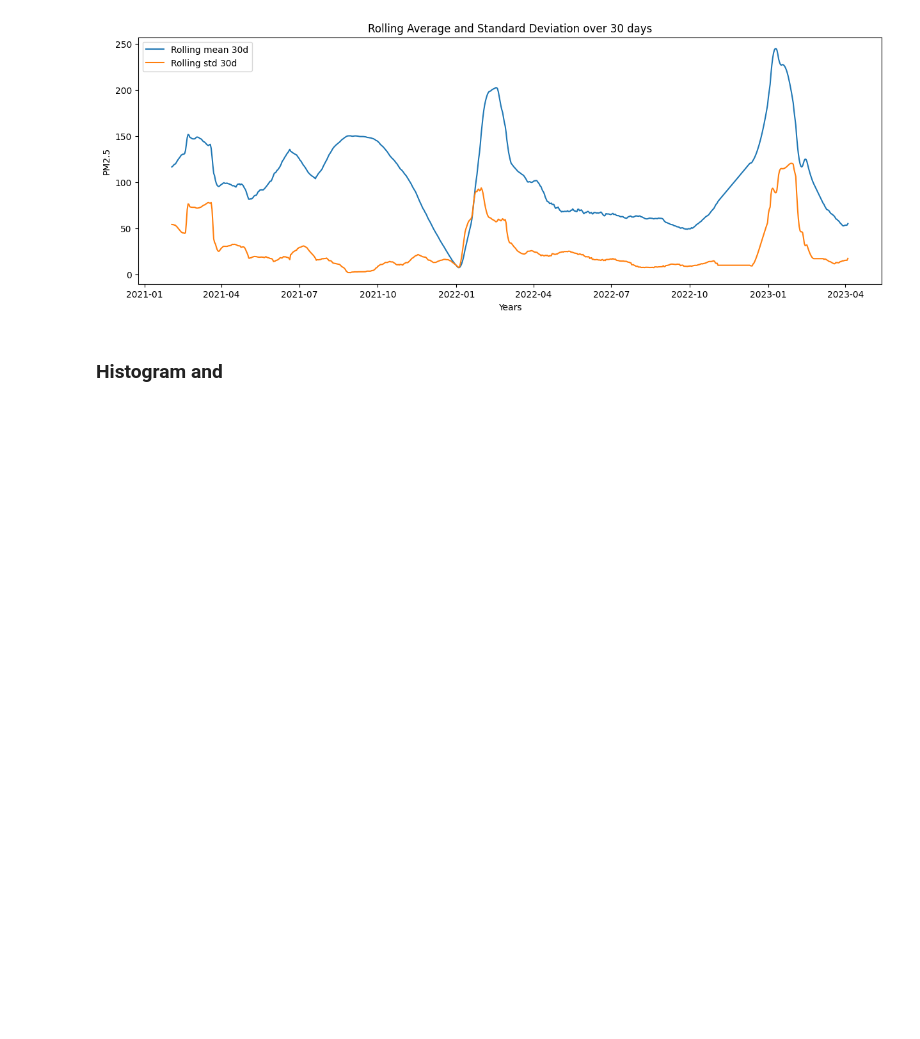
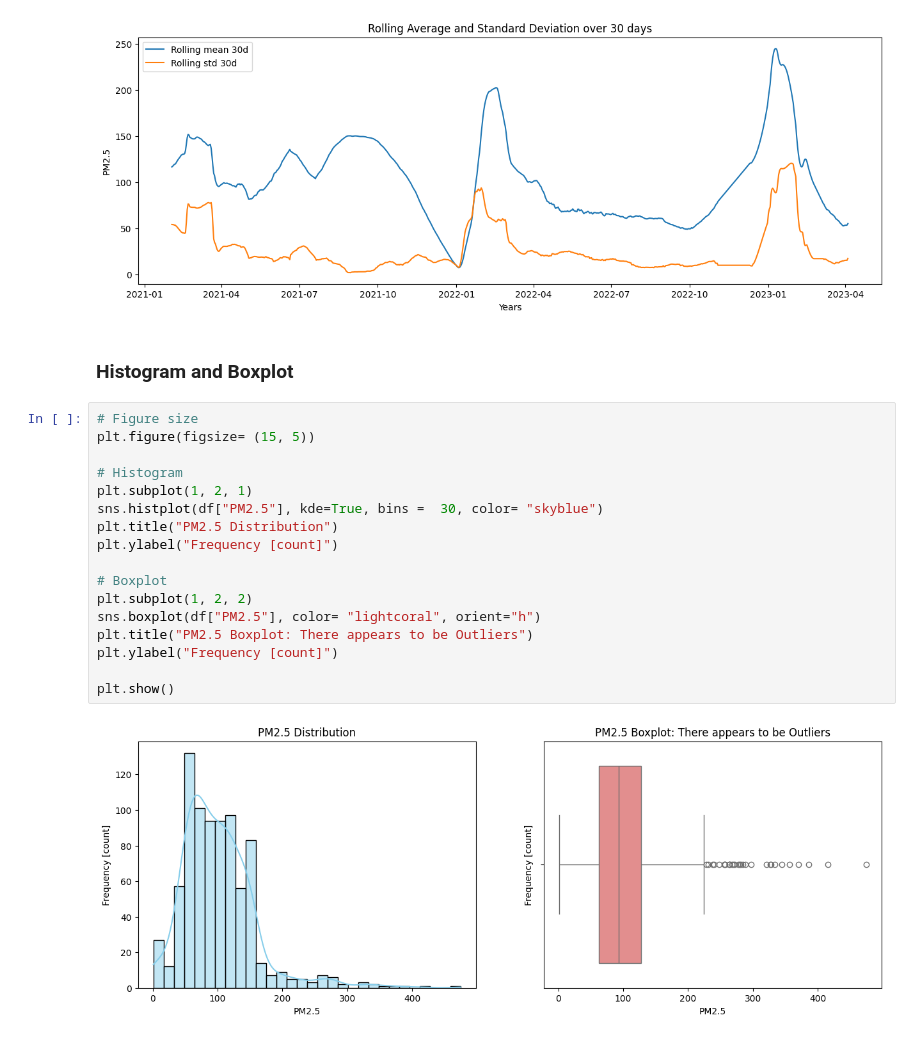
Before and after one commit to Bjoshua25/AIR-QUALITY-PREDICTION-IN-LAGOS, a Jupyter notebook: notebooks/Exploratory_data_analysis.ipynb, the cells around one changed output. Saved outputs shown, nothing was run; the diff lists cells and outputs as text; blank space fills up the shorter version.

Commit message:
Observing and summarizing the charts

```diff
--- a/notebooks/Exploratory_data_analysis.ipynb
+++ b/notebooks/Exploratory_data_analysis.ipynb
@@ -178,4 +179,23 @@ plt.show()
 # %% [output]
 [figure]
 # %% [markdown]
-### Histogram and
+### Histogram and Boxplot
+# %%
+# Figure size
+plt.figure(figsize= (15, 5))
+
+# Histogram
+plt.subplot(1, 2, 1)
+sns.histplot(df["PM2.5"], kde=True, bins =  30, color= "skyblue")
+plt.title("PM2.5 Distribution")
+plt.ylabel("Frequency [count]")
+
+# Boxplot
+plt.subplot(1, 2, 2)
+sns.boxplot(df["PM2.5"], color= "lightcoral", orient="h")
+plt.title("PM2.5 Boxplot: There appears to be Outliers")
+plt.ylabel("Frequency [count]")
+
+plt.show()
+# %% [output]
+[figure, added]
```
Also changed, not shown: parts of 7 cells of this notebook.
